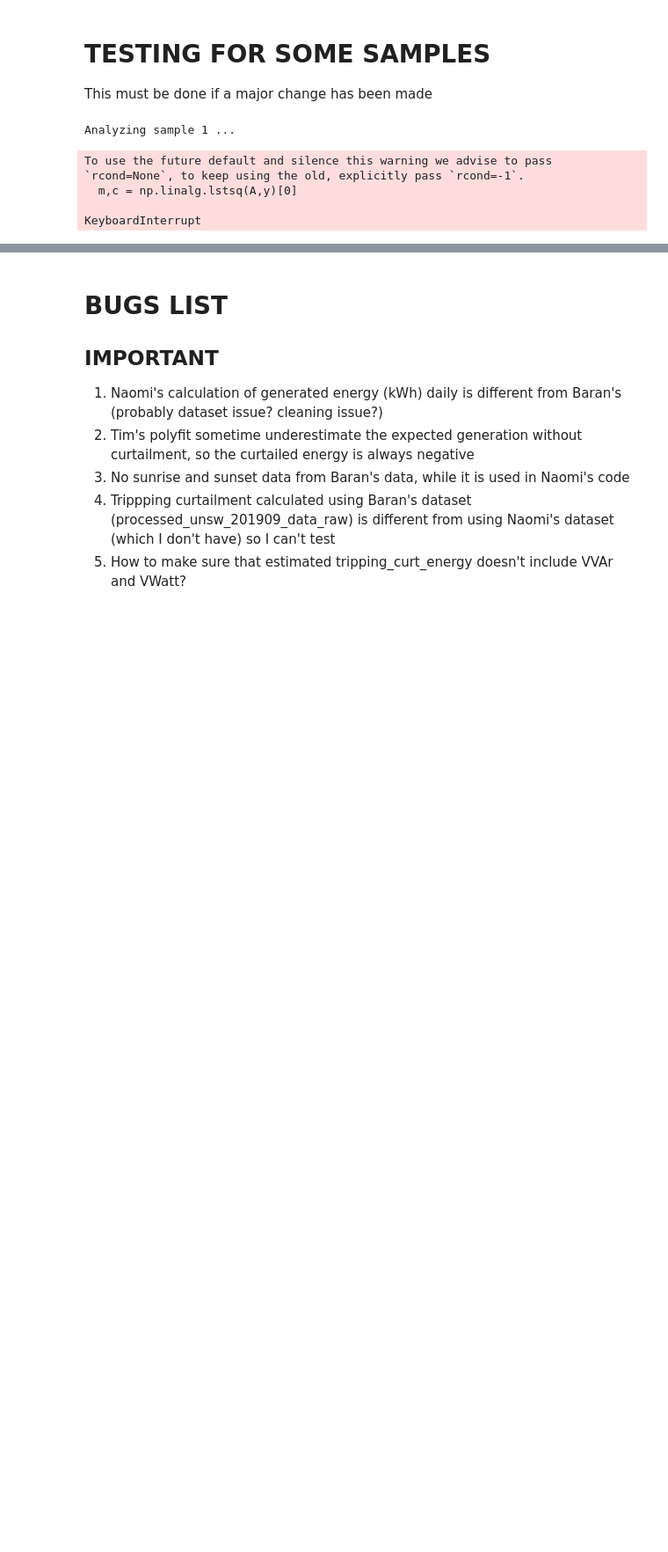
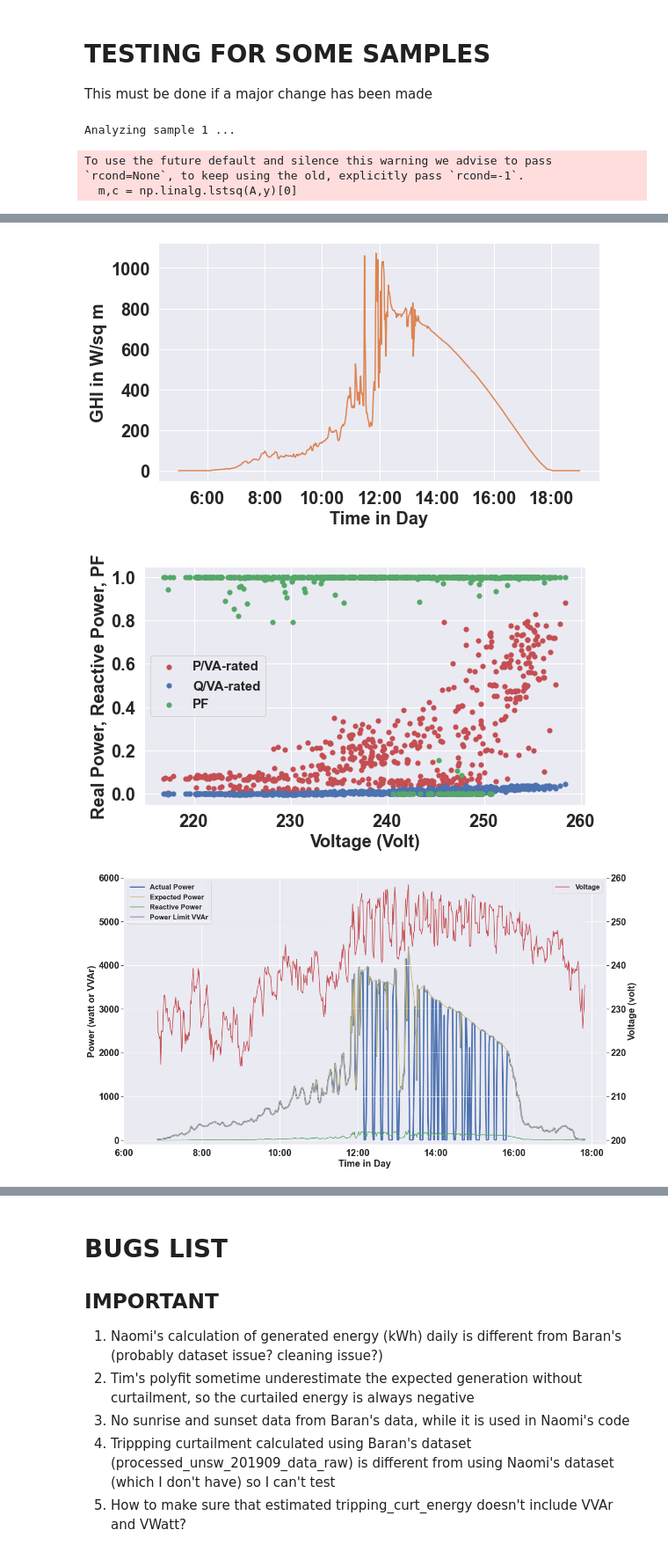
Before and after one commit to mssamhan31/Solar-Curtailment, a Jupyter notebook: src/SolA Curtailment Daily Analysis.ipynb, the cells around one changed output, grey strips where cells are left out. Shown at 88% size. Drawn from its saved outputs; the diff is of its cells as text; code cells hidden in the pictures; blank space fills up the shorter version.

```diff
--- a/src/SolA Curtailment Daily Analysis.ipynb
+++ b/src/SolA Curtailment Daily Analysis.ipynb
@@ -3186,7 +3219,7 @@ file_path = r"C:\Users\samha\Documents\CANVAS\data" #for running in TETB CEEM09
 site_details, unique_cids= input_general_files(file_path)
 summary_all_samples = pd.DataFrame()
 avail_sample_number = 14 #this is number of available samples
-for i in range(1,avail_sample_number + 1):
+for i in [1,11,14,4,5]:
     sample_number = i
     print('Analyzing sample {} ...'.format(sample_number))
     sample_filename = '/data_sample_{}.csv'.format(sample_number)
@@ -3232,5 +3265,3 @@ for i in range(1,avail_sample_number + 1):
 Analyzing sample 1 ...
 To use the future default and silence this warning we advise to pass `rcond=None`, to keep using the old, explicitly pass `rcond=-1`.
   m,c = np.linalg.lstsq(A,y)[0]
-
-KeyboardInterrupt
@@ -3236,0 +3270,3 @@ KeyboardInterrupt
+[figure, added]
+[figure, added]
+[figure, added]
```
Also changed, not shown: parts of 6 cells of this notebook, 6 other files.
